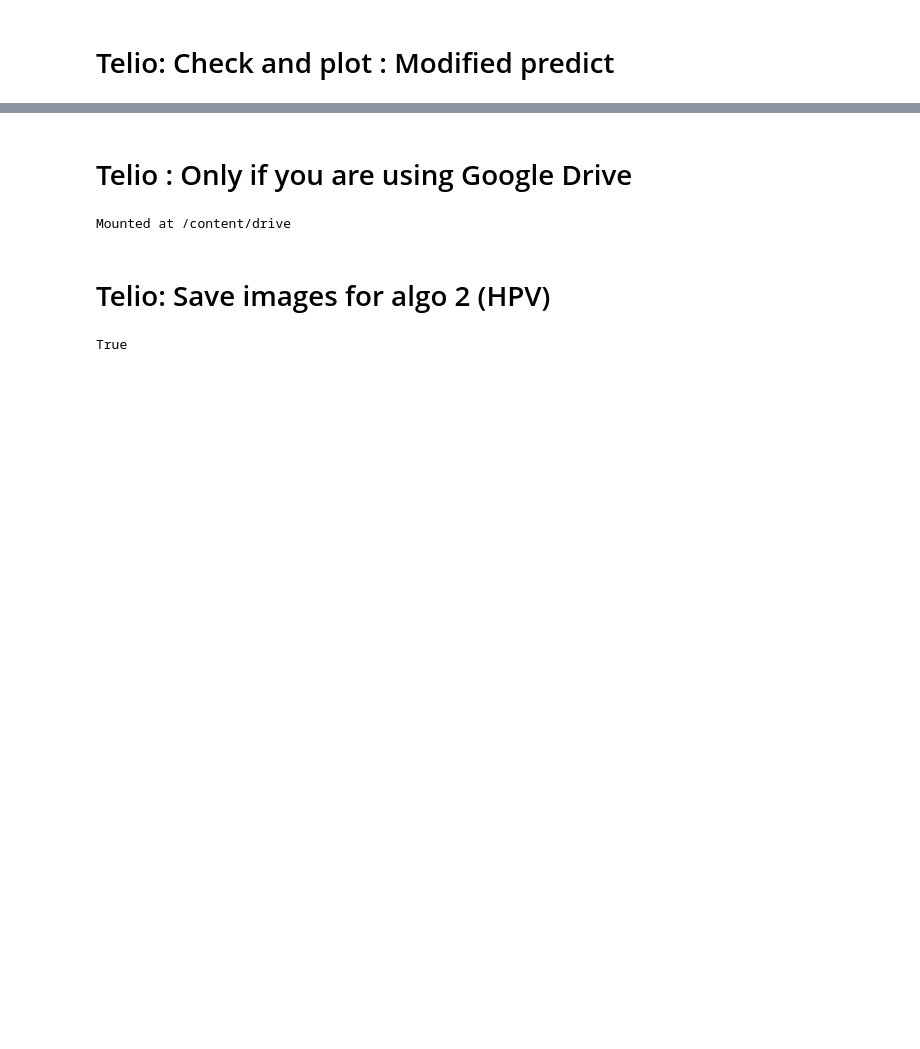
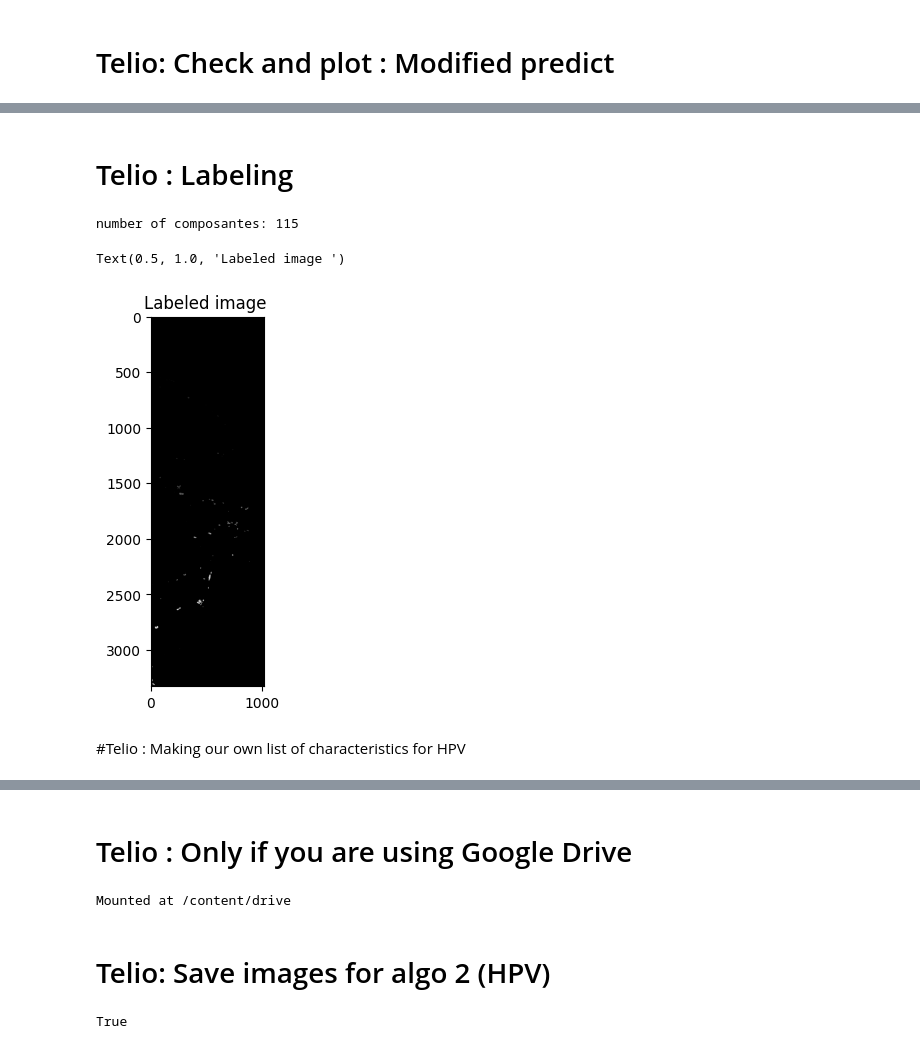
Before and after one commit to DupuisTelio/Breast_Calcification_Internship_2023, a Jupyter notebook: CalcificationDetection(Calc1)/CalcificationDetectionDemo.ipynb, the cells around one changed output, grey strips where cells are left out. Cells and saved outputs as stored; diff of their text form; code cells hidden in the pictures; blank space fills up the shorter version.

```diff
--- a/CalcificationDetection(Calc1)/CalcificationDetectionDemo.ipynb
+++ b/CalcificationDetection(Calc1)/CalcificationDetectionDemo.ipynb
@@ -93,15 +121,17 @@ Image type: float32
 # %%
+## First variation
+
+threshold_value=0.
+
 # Copy
-copy = np.copy(prediction)
+imbin = np.copy(prediction)
 
-# Binarization
-prediction_modified=[copy>= 0.2]
-prediction_modified= np.squeeze(prediction_modified)
+# Binarization or Tresholding
+imbin[imbin<threshold_value] = 0
+imbin[imbin>= threshold_value] = 1
 
 #Mask
-prediction_modified = prediction_modified * prediction
+prediction_modified = imbin * prediction
 
 #Inversion
 prediction_modified = 1 - prediction_modified
-
-#prediction_modified = prediction_modified * 255
@@ -122,0 +245,18 @@ Image type: float32
+# %% [markdown]
+# Telio : Labeling
+# %%
+# Labeling
+
+label_image = skimage.measure.label(imbin)
+nc = label_image.max()
+print("number of composantes:", nc)
+
+plt.figure()
+plt.imshow(label_image,cmap = plt.cm.gray)
+plt.title('Labeled image ')
+# %% [output]
+number of composantes: 115
+Text(0.5, 1.0, 'Labeled image ')
+[figure, added]
+# %% [markdown]
+#Telio : Making our own list of characteristics for HPV
```
Also changed, not shown: parts of 11 cells of this notebook.
